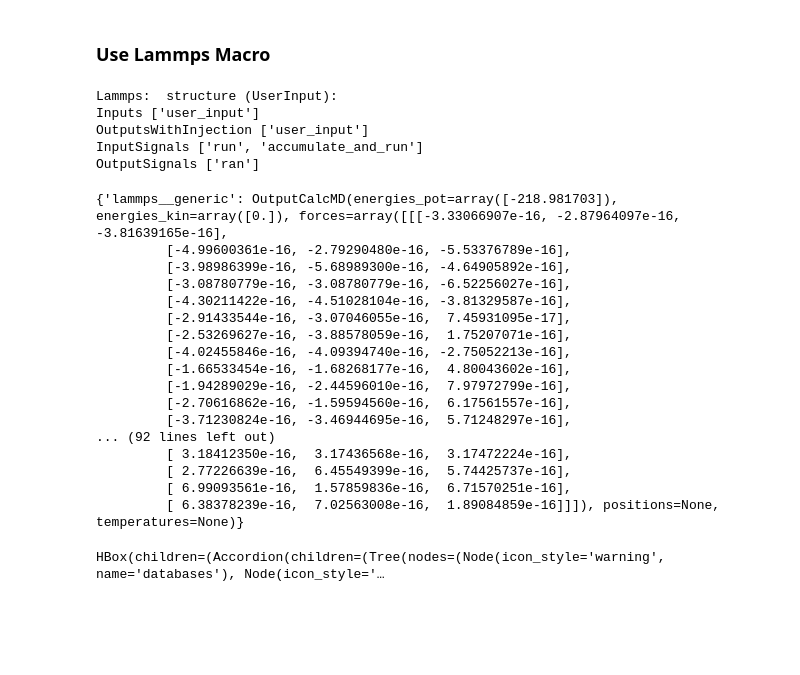
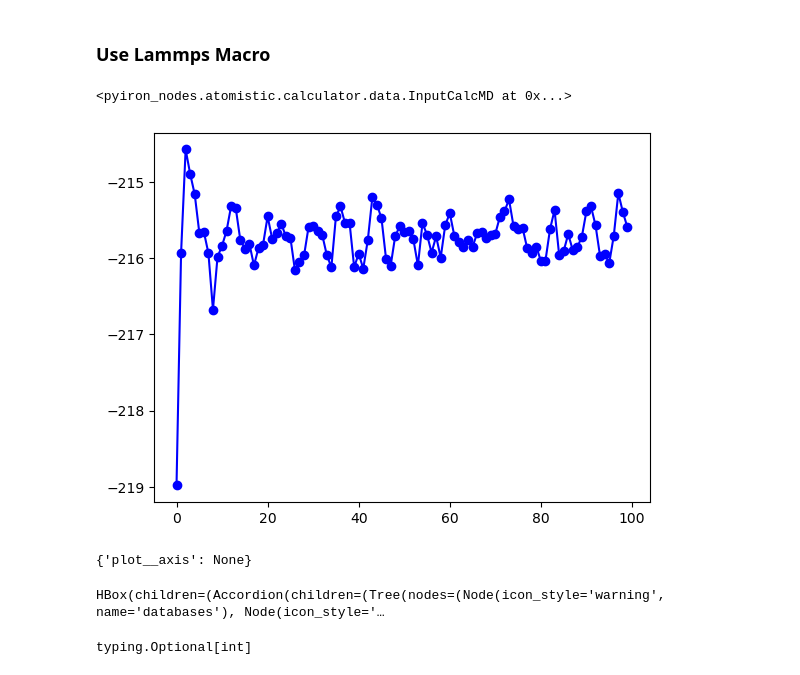
Before and after one commit to pyiron/pyironFlow, a Jupyter notebook: pyironflow_demo.ipynb, the cells around one changed output. Saved outputs shown, nothing was run; the diff lists cells and outputs as text; code cells hidden in the pictures; blank space fills up the shorter version.

```diff
--- a/pyironflow_demo.ipynb
+++ b/pyironflow_demo.ipynb
@@ -131,3 +142,8 @@ pf.gui
 HBox(children=(Accordion(children=(Tree(nodes=(Node(icon_style='warning', name='databases'), Node(icon_style='…
 # %% [markdown]
 ### Use Lammps Macro
+# %%
+from pyiron_nodes.atomistic.calculator.data import InputCalcMD
+InputCalcMD(temperature=400)
+# %% [output]
+<pyiron_nodes.atomistic.calculator.data.InputCalcMD at 0x...>
@@ -134,34 +155,17 @@ HBox(children=(Accordion(children=(Tree(nodes=(Node(icon_style='warning', name='
 # %%
 wf = Workflow('lammps_macro')
 wf.bulk = pn.atomistic.structure.build.CubicBulkCell('Pb', cell_size=3)
-wf.lammps = pn.atomistic.engine.lammps.Code(structure=wf.bulk)
+wf.inp_calc_md = pn.atomistic.calculator.data.InputCalcMD()
+wf.lammps = pn.atomistic.engine.lammps.Code(structure=wf.bulk, calculator=wf.inp_calc_md)
+wf.energies = pn.atomistic.engine.lammps.GetEnergyPot(generic=wf.lammps)
+wf.plot = pn.plotting.Plot(y=wf.energies)
 
-wf.bulk.pull()
-wf.lammps.Collect.pull() # works
-wf.run() # does not work when previous line is commented out
+# wf.bulk.pull()
+# wf.lammps.Collect.pull() # works
+wf.run()
 # %% [output]
+[figure, added]
-Lammps:  structure (UserInput):
-Inputs ['user_input']
-OutputsWithInjection ['user_input']
-InputSignals ['run', 'accumulate_and_run']
-OutputSignals ['ran']
+{'plot__axis': None}
-{'lammps__generic': OutputCalcMD(energies_pot=array([-218.981703]), energies_kin=array([0.]), forces=array([[[-3.33066907e-16, -2.87964097e-16, -3.81639165e-16],
-         [-4.99600361e-16, -2.79290480e-16, -5.53376789e-16],
-         [-3.98986399e-16, -5.68989300e-16, -4.64905892e-16],
-         [-3.08780779e-16, -3.08780779e-16, -6.52256027e-16],
-         [-4.30211422e-16, -4.51028104e-16, -3.81329587e-16],
-         [-2.91433544e-16, -3.07046055e-16,  7.45931095e-17],
-         [-2.53269627e-16, -3.88578059e-16,  1.75207071e-16],
-         [-4.02455846e-16, -4.09394740e-16, -2.75052213e-16],
-         [-1.66533454e-16, -1.68268177e-16,  4.80043602e-16],
-         [-1.94289029e-16, -2.44596010e-16,  7.97972799e-16],
-         [-2.70616862e-16, -1.59594560e-16,  6.17561557e-16],
-         [-3.71230824e-16, -3.46944695e-16,  5.71248297e-16],
-... (92 lines left out)
-         [ 3.18412350e-16,  3.17436568e-16,  3.17472224e-16],
-         [ 2.77226639e-16,  6.45549399e-16,  5.74425737e-16],
-         [ 6.99093561e-16,  1.57859836e-16,  6.71570251e-16],
-         [ 6.38378239e-16,  7.02563008e-16,  1.89084859e-16]]]), positions=None, temperatures=None)}
 # %%
 pf = PyironFlow([wf])
 pf.gui
@@ -169,0 +195,4 @@ HBox(children=(Accordion(children=(Tree(nodes=(Node(icon_style='warning', name='
+# %%
+wf.bulk.inputs.channel_dict['vacancy_index'].type_hint
+# %% [output]
+typing.Optional[int]
```
Also changed, not shown: parts of 27 cells of this notebook, 4 other files.
